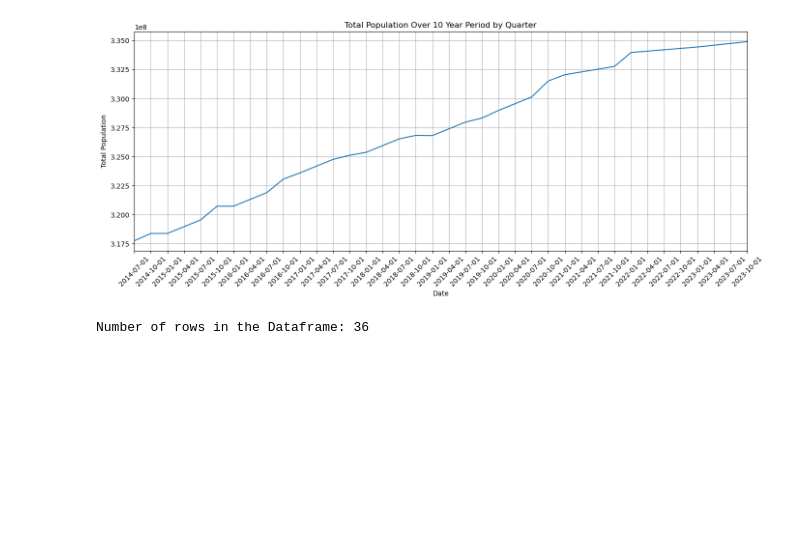
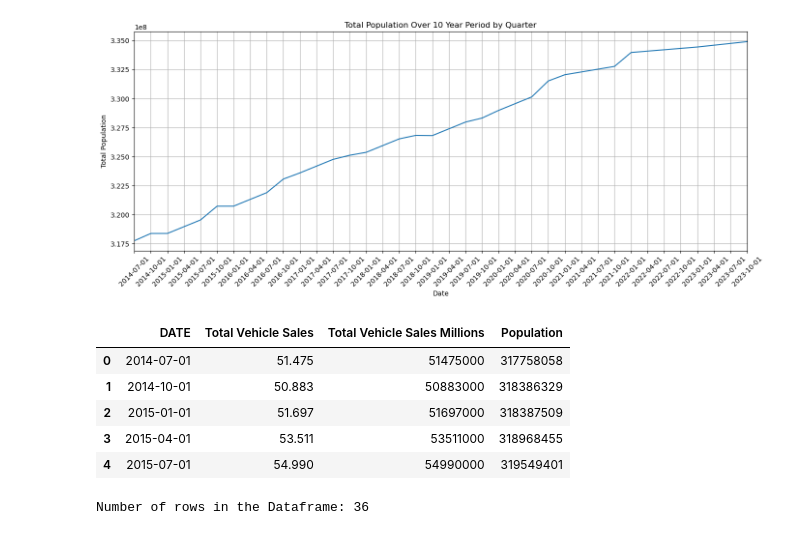
Before and after one commit to Jagar513/project_1_bootcamp, a Jupyter notebook: Automotive Loan Starter Code.ipynb, the cells around one changed output. Saved outputs shown, nothing was run; the diff lists cells and outputs as text; code cells hidden in the pictures; blank space fills up the shorter version.

```diff
--- a/Automotive Loan Starter Code.ipynb
+++ b/Automotive Loan Starter Code.ipynb
@@ -316,6 +316,17 @@ plt.tight_layout()
 plt.show()
 # %% [output]
 [figure]
+# %%
+#Merge Total Vehicle Sales and Total Population
+vehicle_population_df = pd.merge(total_vehicle_sales_df, total_population_df, on="DATE")
+vehicle_population_df.head()
+# %% [output]
+|  | DATE | Total Vehicle Sales | Total Vehicle Sales Millions | Population |
+| 0 | 2014-07-01 | 51.475 | 51475000 | 317758058 |
+| 1 | 2014-10-01 | 50.883 | 50883000 | 318386329 |
+| 2 | 2015-01-01 | 51.697 | 51697000 | 318387509 |
+| 3 | 2015-04-01 | 53.511 | 53511000 | 318968455 |
+| 4 | 2015-07-01 | 54.990 | 54990000 | 319549401 |
 # %%
 # Initialize the Census object
 c = Census(census_key)
```
